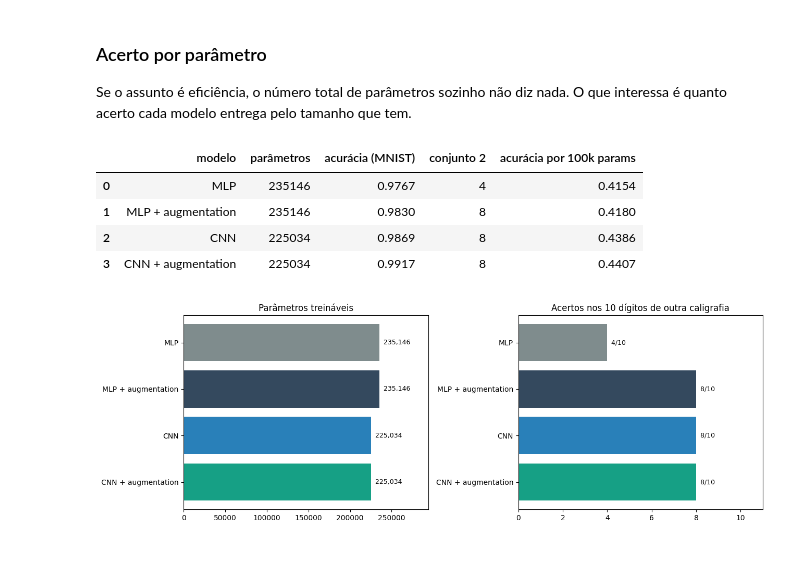
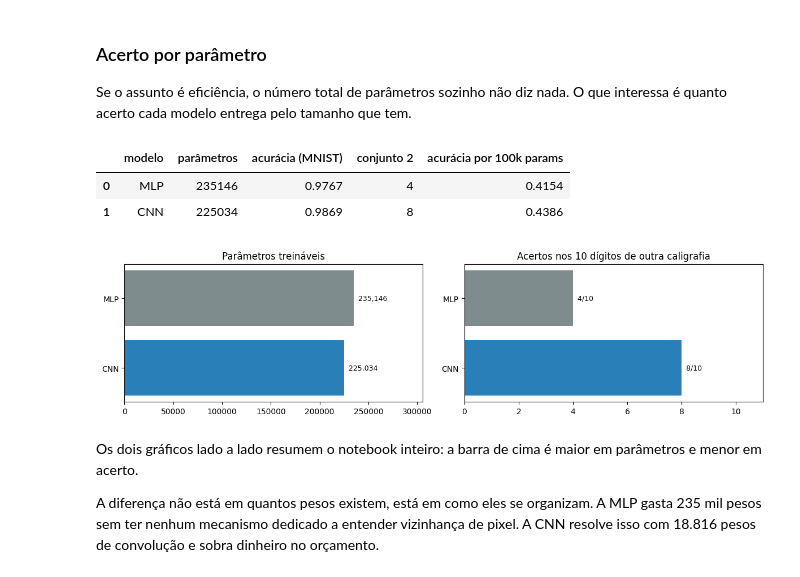
Before and after one commit to marcospontoexe/PUC, a Jupyter notebook: 23-Redes Neurais/atividade_1/mlp_vs_cnn_eficiencia.ipynb, the cells around one changed output. Saved outputs shown, nothing was run; the diff lists cells and outputs as text; code cells hidden in the pictures.

```diff
--- a/23-Redes Neurais/atividade_1/mlp_vs_cnn_eficiencia.ipynb
+++ b/23-Redes Neurais/atividade_1/mlp_vs_cnn_eficiencia.ipynb
@@ -280,21 +267,28 @@ def acertos_no_conjunto(modelo, imagens):
     return int((previsto == GABARITO).sum()), previsto
 
 
-def roda_experimento(nome, construtor, com_augmentation, epocas):
-    """Treina um modelo e mede tudo que interessa para o comparativo."""
+def roda_experimento(nome, construtor, epocas, fabrica_transformacoes=None):
+    """Treina um modelo e mede tudo que interessa para o comparativo.
+
+    fabrica_transformacoes e uma FUNCAO, nao uma lista pronta. As camadas
+    aleatorias precisam ser criadas depois do set_random_seed abaixo, senao
+    elas herdam a semente do que rodou antes e o resultado deixa de ser
+    reproduzivel.
+    """
     tf.keras.utils.set_random_seed(SEMENTE)
-    modelo = construtor(com_augmentation)
+    transformacoes = fabrica_transformacoes() if fabrica_transformacoes else ()
+    modelo = construtor(transformacoes)
 
     inicio = time.time()
     modelo.fit(x_treino, y_treino_oh, epochs=epocas, batch_size=128, verbose=0)
     duracao = time.time() - inicio
 
     perda, acuracia = modelo.evaluate(x_teste, y_teste_oh, verbose=0)
-    acertos_c1, previsto_c1 = acertos_no_conjunto(modelo, conjunto_mnist)
+    acertos_c1, _ = acertos_no_conjunto(modelo, conjunto_mnist)
     acertos_c2, previsto_c2 = acertos_no_conjunto(modelo, conjunto_novo)
 
-    print(f"{nome:<22} treinado em {duracao:5.0f}s  |  "
-          f"MNIST {acuracia:.4f}  |  conj.1 {acertos_c1}/10  |  conj.2 {acertos_c2}/10")
+    print(f"{nome:<22} {duracao:5.0f}s  |  MNIST {acuracia:.4f}  |  "
+          f"conj.1 {acertos_c1}/10  |  conj.2 {acertos_c2}/10")
 
     return {
         "modelo": nome,
@@ -309,12 +303,8 @@ def roda_experimento(nome, construtor, com_augmentation, epocas):
     }
 
 
-EXPERIMENTOS = [
-    ("MLP",                monta_mlp, False, 15),
-    ("MLP + augmentation", monta_mlp, True,  45),
-    ("CNN",                monta_cnn, False,  5),
-    ("CNN + augmentation", monta_cnn, True,  15),
+resultados = [
+    roda_experimento("MLP", monta_mlp, epocas=15),
+    roda_experimento("CNN", monta_cnn, epocas=5),
 ]
-
-resultados = [roda_experimento(*e) for e in EXPERIMENTOS]
 # %% [output]
@@ -395,41 +379,47 @@ Repare também que os erros não se sobrepõem. A MLP com augmentation erra o 8,
 
 Se o assunto é eficiência, o número total de parâmetros sozinho não diz nada. O que interessa é quanto acerto cada modelo entrega pelo tamanho que tem.
 # %%
-eficiencia = pd.DataFrame(resultados)[["modelo", "parâmetros", "acurácia (MNIST)", "conjunto 2"]].copy()
+def tabela_eficiencia(resultados):
+    """Relaciona tamanho do modelo com o que ele entrega."""
+    e = pd.DataFrame(resultados)[["modelo", "parâmetros", "acurácia (MNIST)",
+                                  "conjunto 2"]].copy()
+    # quanto de acuracia o modelo entrega a cada 100 mil parametros
+    e["acurácia por 100k params"] = (
+        e["acurácia (MNIST)"] / (e["parâmetros"] / 100_000)
+    ).round(4)
+    return e
 
-# quanto de acuracia o modelo entrega a cada 100 mil parametros
-eficiencia["acurácia por 100k params"] = (
-    eficiencia["acurácia (MNIST)"] / (eficiencia["parâmetros"] / 100_000)
-).round(4)
 
-eficiencia
+tabela_eficiencia(resultados)
 # %% [output]
 |  | modelo | parâmetros | acurácia (MNIST) | conjunto 2 | acurácia por 100k params |
 | 0 | MLP | 235146 | 0.9767 | 4 | 0.4154 |
-| 1 | MLP + augmentation | 235146 | 0.9830 | 8 | 0.4180 |
-| 2 | CNN | 225034 | 0.9869 | 8 | 0.4386 |
-| 3 | CNN + augmentation | 225034 | 0.9917 | 8 | 0.4407 |
+| 1 | CNN | 225034 | 0.9869 | 8 | 0.4386 |
 # %%
-fig, (esq, dir) = plt.subplots(1, 2, figsize=(13, 4.5))
+fig, (esq, dir) = plt.subplots(1, 2, figsize=(12, 3.2))
 
 nomes = [r["modelo"] for r in resultados]
-cores = ["#7f8c8d", "#34495e", "#2980b9", "#16a085"]
+cores = ["#7f8c8d", "#2980b9"]
 
 esq.barh(nomes, [r["parâmetros"] for r in resultados], color=cores)
 esq.set_title("Parâmetros treináveis")
 esq.invert_yaxis()
+esq.set_xlim(0, max(r["parâmetros"] for r in resultados) * 1.3)
 for i, r in enumerate(resultados):
     esq.text(r["parâmetros"], i, f'  {r["parâmetros"]:,}', va="center", fontsize=9)
-esq.set_xlim(0, max(r["parâmetros"] for r in resultados) * 1.25)
 
 dir.barh(nomes, [r["conjunto 2"] for r in resultados], color=cores)
 dir.set_title("Acertos nos 10 dígitos de outra caligrafia")
 dir.invert_yaxis()
 dir.set_xlim(0, 11)
 for i, r in enumerate(resultados):
     dir.text(r["conjunto 2"], i, f'  {r["conjunto 2"]}/10', va="center", fontsize=9)
 
 plt.tight_layout()
 plt.show()
 # %% [output]
-[figure, old version]
+[figure, new version]
+# %% [markdown]
+Os dois gráficos lado a lado resumem o notebook inteiro: a barra de cima é maior em parâmetros e menor em acerto.
+
+A diferença não está em quantos pesos existem, está em como eles se organizam. A MLP gasta 235 mil pesos sem ter nenhum mecanismo dedicado a entender vizinhança de pixel. A CNN resolve isso com 18.816 pesos de convolução e sobra dinheiro no orçamento.
```
Also changed, not shown: parts of 33 cells of this notebook, 15 other files.
